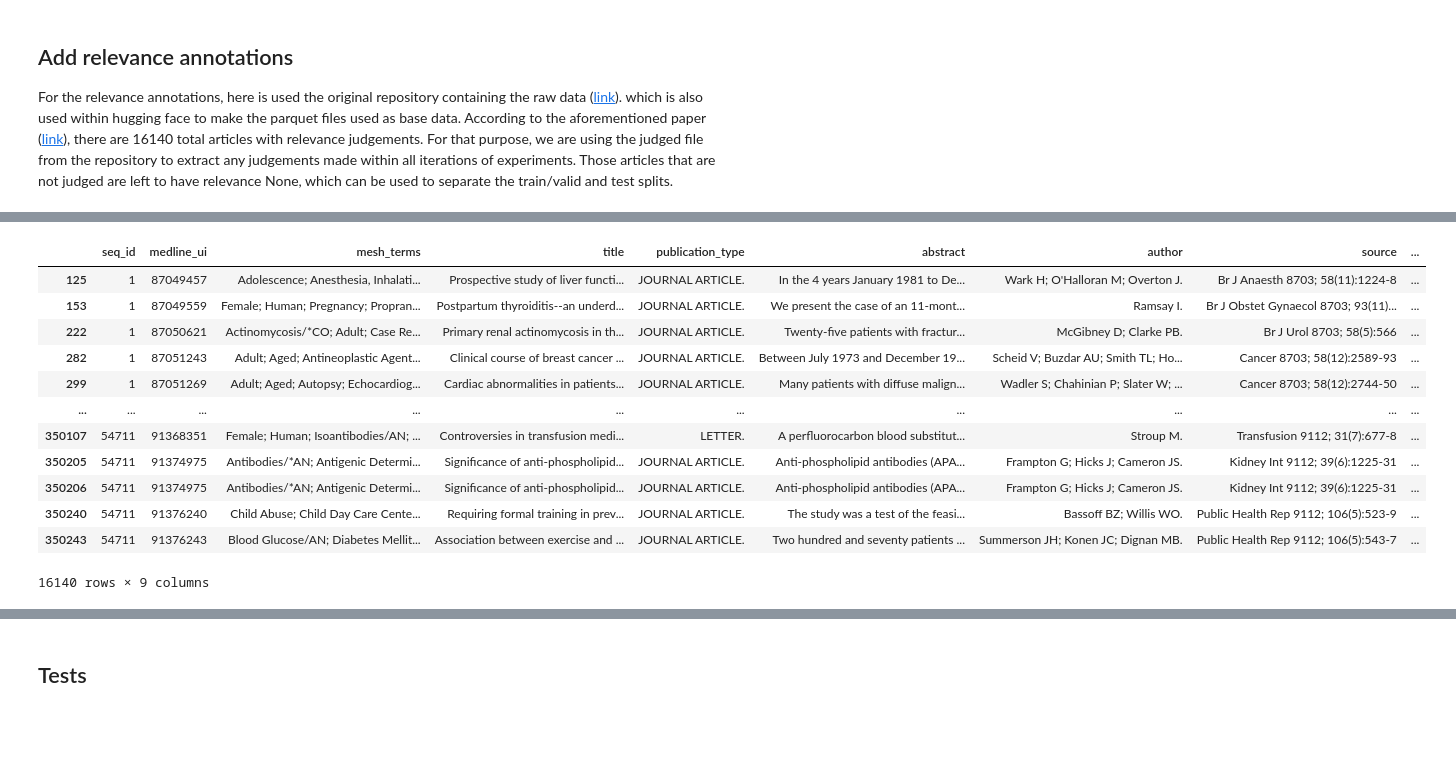
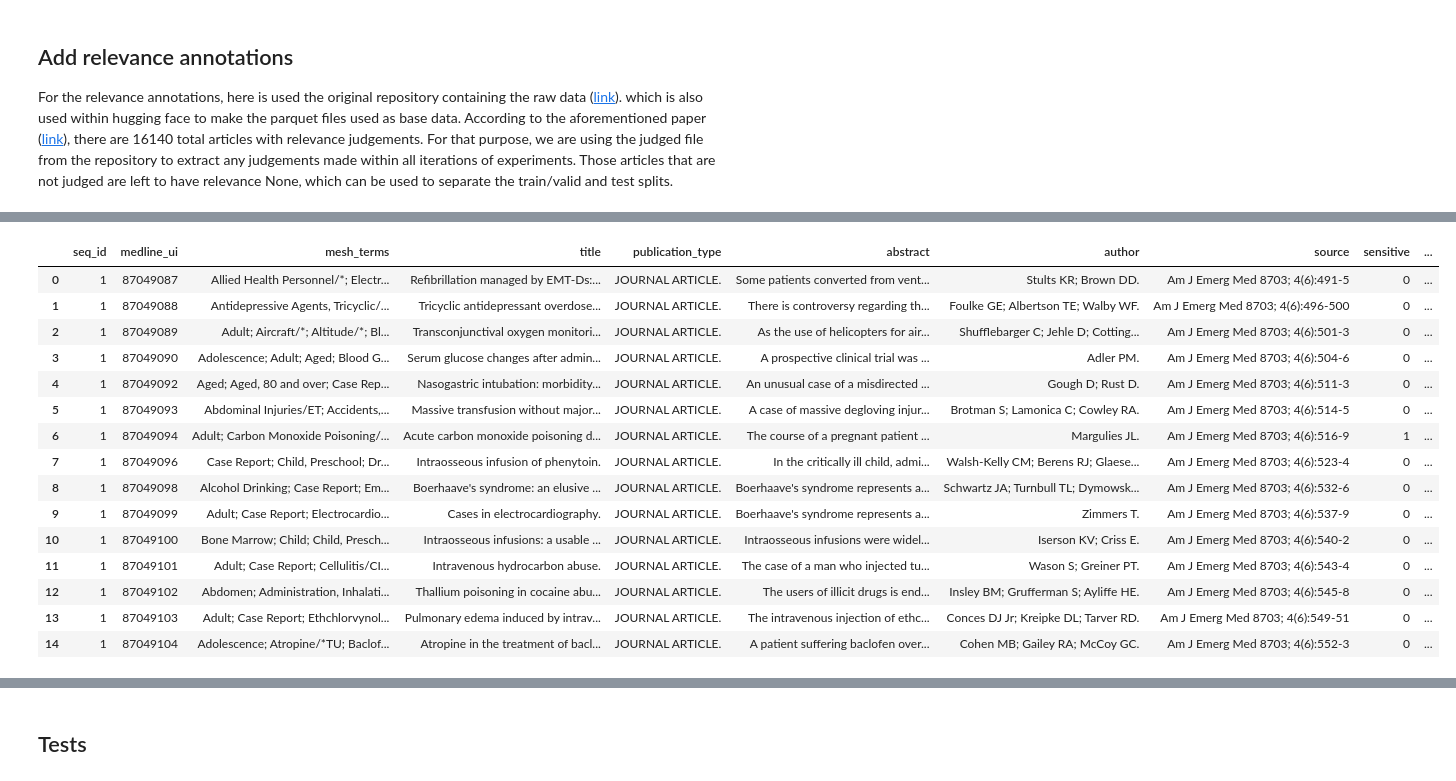
Before and after one commit to gonlyplease/ED_2, a Jupyter notebook: ohsumed_make_data.ipynb, the cells around one changed output, grey strips where cells are left out. Saved outputs shown, nothing was run; the diff lists cells and outputs as text; code cells hidden in the pictures; blank space fills up the shorter version.

```diff
--- a/ohsumed_make_data.ipynb
+++ b/ohsumed_make_data.ipynb
@@ -124,0 +163,39 @@ judged.head()
+# %%
+judged = pd.read_csv('./data/raw/ohsumed/judged', sep='\t', header=None,
+                     names=['query_id', 'document_ui', 'document_i', 'relevance1', 'relevance2', 'relevance3'])
+judged
+
+def get_final_relevance(row):
+    if pd.notna(row['relevance1']):
+        return row['relevance1']
+    elif pd.notna(row['relevance2']):
+        return row['relevance2']
+    else:
+        return row['relevance3'] if pd.notna(row['relevance3']) else 'not_judged'
+
+
+def get_majority_relevance(row):
+    judgments = [row['relevance1'], row['relevance2'], row['relevance3']]
+
+    judgments = [j for j in judgments if pd.notna(j)]
+
+    if len(judgments) == 1:
+        return judgments[0]
+    elif len(judgments) == 2 and judgments[0] == judgments[1]:
+        return judgments[0]
+    elif len(judgments) == 2 and judgments[0] != judgments[1]:
+        return judgments[0]  # earliest judgment
+    elif len(judgments) == 3:
+        if judgments[0] == judgments[1] or judgments[0] == judgments[2]:
+            return judgments[0]  # majority is the first judgment
+        elif judgments[1] == judgments[2]:
+            return judgments[1]
+    elif len(judgments) == 3:
+        return row['relevance1']  # earliest judgment
+
+    return 'not_judged'
+
+
+judged['final_relevance'] = judged.apply(get_final_relevance, axis=1)
+judged['relevance_majority'] = judged.apply(get_majority_relevance, axis=1)
+judged.head(10)
@@ -125,19 +214,24 @@ judged.head()
 # %%
-judgements = judged[['document_ui', 'relevance_status']]
+judgements = judged[['document_ui', 'relevance1', 'relevance2', 'relevance3', 'final_relevance', 'relevance_majority']]
 
 df_merged = pd.merge(df, judgements, how='left', left_on='medline_ui', right_on='document_ui').drop(columns=['document_ui'])
-df_merged[~df_merged['relevance_status'].isna()]
+#df_merged[~df_merged['relevance_status'].isna()]
+df_merged['relevance_status'] = df_merged['final_relevance']
+df_merged.head(15)
 # %% [output]
-|  | seq_id | medline_ui | mesh_terms | title | publication_type | abstract | author | source | ... |
-| 125 | 1 | 87049457 | Adolescence; Anesthesia, Inhalati... | Prospective study of liver functi... | JOURNAL ARTICLE. | In the 4 years January 1981 to De... | Wark H; O'Halloran M; Overton J. | Br J Anaesth 8703; 58(11):1224-8 | ... |
-| 153 | 1 | 87049559 | Female; Human; Pregnancy; Propran... | Postpartum thyroiditis--an underd... | JOURNAL ARTICLE. | We present the case of an 11-mont... | Ramsay I. | Br J Obstet Gynaecol 8703; 93(11)... | ... |
-| 222 | 1 | 87050621 | Actinomycosis/*CO; Adult; Case Re... | Primary renal actinomycosis in th... | JOURNAL ARTICLE. | Twenty-five patients with fractur... | McGibney D; Clarke PB. | Br J Urol 8703; 58(5):566 | ... |
-| 282 | 1 | 87051243 | Adult; Aged; Antineoplastic Agent... | Clinical course of breast cancer ... | JOURNAL ARTICLE. | Between July 1973 and December 19... | Scheid V; Buzdar AU; Smith TL; Ho... | Cancer 8703; 58(12):2589-93 | ... |
-| 299 | 1 | 87051269 | Adult; Aged; Autopsy; Echocardiog... | Cardiac abnormalities in patients... | JOURNAL ARTICLE. | Many patients with diffuse malign... | Wadler S; Chahinian P; Slater W; ... | Cancer 8703; 58(12):2744-50 | ... |
-| ... | ... | ... | ... | ... | ... | ... | ... | ... | ... |
-| 350107 | 54711 | 91368351 | Female; Human; Isoantibodies/AN; ... | Controversies in transfusion medi... | LETTER. | A perfluorocarbon blood substitut... | Stroup M. | Transfusion 9112; 31(7):677-8 | ... |
-| 350205 | 54711 | 91374975 | Antibodies/*AN; Antigenic Determi... | Significance of anti-phospholipid... | JOURNAL ARTICLE. | Anti-phospholipid antibodies (APA... | Frampton G; Hicks J; Cameron JS. | Kidney Int 9112; 39(6):1225-31 | ... |
-| 350206 | 54711 | 91374975 | Antibodies/*AN; Antigenic Determi... | Significance of anti-phospholipid... | JOURNAL ARTICLE. | Anti-phospholipid antibodies (APA... | Frampton G; Hicks J; Cameron JS. | Kidney Int 9112; 39(6):1225-31 | ... |
-| 350240 | 54711 | 91376240 | Child Abuse; Child Day Care Cente... | Requiring formal training in prev... | JOURNAL ARTICLE. | The study was a test of the feasi... | Bassoff BZ; Willis WO. | Public Health Rep 9112; 106(5):523-9 | ... |
-| 350243 | 54711 | 91376243 | Blood Glucose/AN; Diabetes Mellit... | Association between exercise and ... | JOURNAL ARTICLE. | Two hundred and seventy patients ... | Summerson JH; Konen JC; Dignan MB. | Public Health Rep 9112; 106(5):543-7 | ... |
+|  | seq_id | medline_ui | mesh_terms | title | publication_type | abstract | author | source | sensitive | ... |
+| 0 | 1 | 87049087 | Allied Health Personnel/*; Electr... | Refibrillation managed by EMT-Ds:... | JOURNAL ARTICLE. | Some patients converted from vent... | Stults KR; Brown DD. | Am J Emerg Med 8703; 4(6):491-5 | 0 | ... |
+| 1 | 1 | 87049088 | Antidepressive Agents, Tricyclic/... | Tricyclic antidepressant overdose... | JOURNAL ARTICLE. | There is controversy regarding th... | Foulke GE; Albertson TE; Walby WF. | Am J Emerg Med 8703; 4(6):496-500 | 0 | ... |
+| 2 | 1 | 87049089 | Adult; Aircraft/*; Altitude/*; Bl... | Transconjunctival oxygen monitori... | JOURNAL ARTICLE. | As the use of helicopters for air... | Shufflebarger C; Jehle D; Cotting... | Am J Emerg Med 8703; 4(6):501-3 | 0 | ... |
+| 3 | 1 | 87049090 | Adolescence; Adult; Aged; Blood G... | Serum glucose changes after admin... | JOURNAL ARTICLE. | A prospective clinical trial was ... | Adler PM. | Am J Emerg Med 8703; 4(6):504-6 | 0 | ... |
+| 4 | 1 | 87049092 | Aged; Aged, 80 and over; Case Rep... | Nasogastric intubation: morbidity... | JOURNAL ARTICLE. | An unusual case of a misdirected ... | Gough D; Rust D. | Am J Emerg Med 8703; 4(6):511-3 | 0 | ... |
+| 5 | 1 | 87049093 | Abdominal Injuries/ET; Accidents,... | Massive transfusion without major... | JOURNAL ARTICLE. | A case of massive degloving injur... | Brotman S; Lamonica C; Cowley RA. | Am J Emerg Med 8703; 4(6):514-5 | 0 | ... |
+| 6 | 1 | 87049094 | Adult; Carbon Monoxide Poisoning/... | Acute carbon monoxide poisoning d... | JOURNAL ARTICLE. | The course of a pregnant patient ... | Margulies JL. | Am J Emerg Med 8703; 4(6):516-9 | 1 | ... |
+| 7 | 1 | 87049096 | Case Report; Child, Preschool; Dr... | Intraosseous infusion of phenytoin. | JOURNAL ARTICLE. | In the critically ill child, admi... | Walsh-Kelly CM; Berens RJ; Glaese... | Am J Emerg Med 8703; 4(6):523-4 | 0 | ... |
+| 8 | 1 | 87049098 | Alcohol Drinking; Case Report; Em... | Boerhaave's syndrome: an elusive ... | JOURNAL ARTICLE. | Boerhaave's syndrome represents a... | Schwartz JA; Turnbull TL; Dymowsk... | Am J Emerg Med 8703; 4(6):532-6 | 0 | ... |
+| 9 | 1 | 87049099 | Adult; Case Report; Electrocardio... | Cases in electrocardiography. | JOURNAL ARTICLE. | Boerhaave's syndrome represents a... | Zimmers T. | Am J Emerg Med 8703; 4(6):537-9 | 0 | ... |
+| 10 | 1 | 87049100 | Bone Marrow; Child; Child, Presch... | Intraosseous infusions: a usable ... | JOURNAL ARTICLE. | Intraosseous infusions were widel... | Iserson KV; Criss E. | Am J Emerg Med 8703; 4(6):540-2 | 0 | ... |
+| 11 | 1 | 87049101 | Adult; Case Report; Cellulitis/CI... | Intravenous hydrocarbon abuse. | JOURNAL ARTICLE. | The case of a man who injected tu... | Wason S; Greiner PT. | Am J Emerg Med 8703; 4(6):543-4 | 0 | ... |
+| 12 | 1 | 87049102 | Abdomen; Administration, Inhalati... | Thallium poisoning in cocaine abu... | JOURNAL ARTICLE. | The users of illicit drugs is end... | Insley BM; Grufferman S; Ayliffe HE. | Am J Emerg Med 8703; 4(6):545-8 | 0 | ... |
+| 13 | 1 | 87049103 | Adult; Case Report; Ethchlorvynol... | Pulmonary edema induced by intrav... | JOURNAL ARTICLE. | The intravenous injection of ethc... | Conces DJ Jr; Kreipke DL; Tarver RD. | Am J Emerg Med 8703; 4(6):549-51 | 0 | ... |
+| 14 | 1 | 87049104 | Adolescence; Atropine/*TU; Baclof... | Atropine in the treatment of bacl... | JOURNAL ARTICLE. | A patient suffering baclofen over... | Cohen MB; Gailey RA; McCoy GC. | Am J Emerg Med 8703; 4(6):552-3 | 0 | ... |
-16140 rows × 9 columns
```
Also changed, not shown: parts of 30 cells of this notebook, 2 other files.
